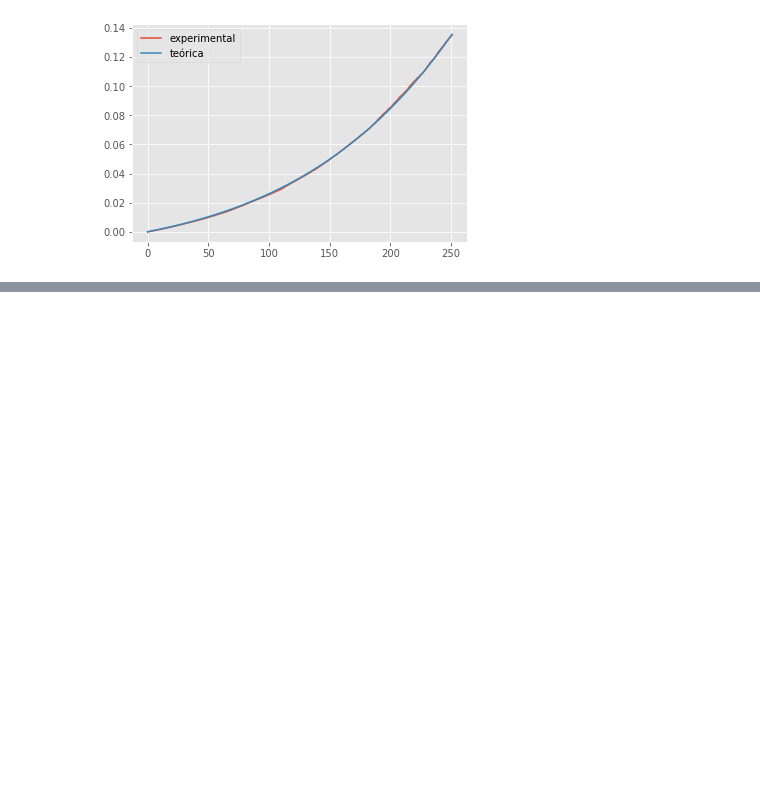
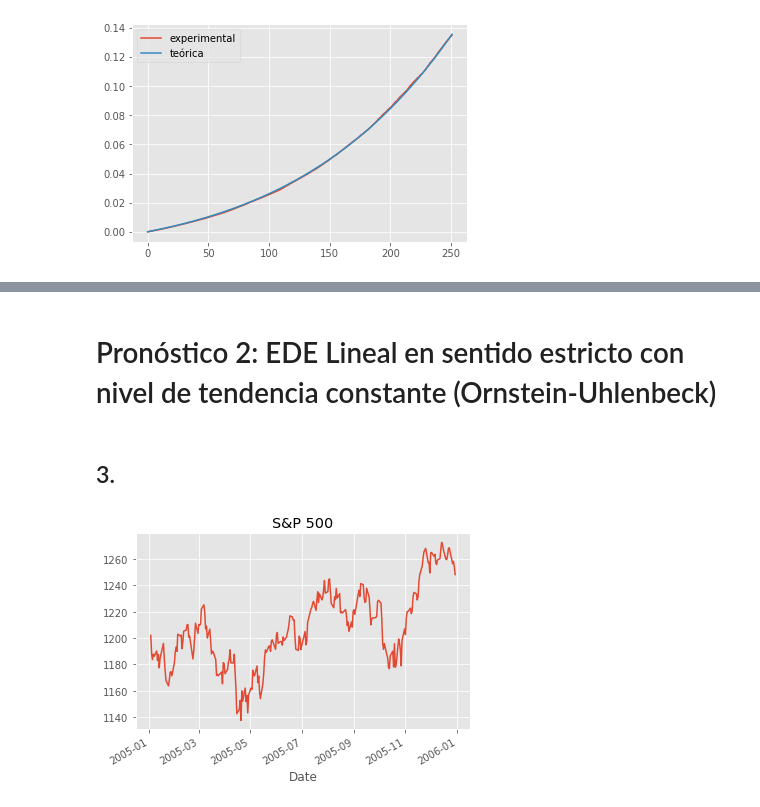
Before and after one commit to scardenol/proc_est2, a Jupyter notebook: edes.ipynb, the cells around one changed output, grey strips where cells are left out. Saved outputs shown, nothing was run; the diff lists cells and outputs as text; code cells hidden in the pictures; blank space fills up the shorter version.

```diff
--- a/edes.ipynb
+++ b/edes.ipynb
@@ -391,0 +401,21 @@ D = 1.5211393540094664
+# %% [markdown]
+# Pronóstico 2: EDE Lineal en sentido estricto con nivel de tendencia constante (Ornstein-Uhlenbeck)
+# %% [markdown]
+## 3.
+# %%
+# yfinance package de https://pypi.org/project/yfinance/
+
+import yfinance as yf
+stock = "^GSPC"
+name = "S&P 500"
+
+train = yf.download(stock, start="2005-01-01", end="2005-12-31", progress=False)
+train = train["Close"]
+
+test = yf.download(stock, start="2006-01-01", end="2006-12-31", progress=False)
+test = test["Close"]
+
+train.plot(title=name);
+# test.plot(title=name);
+# %% [output]
+[figure, added]
```
Also changed, not shown: parts of 17 cells of this notebook.
